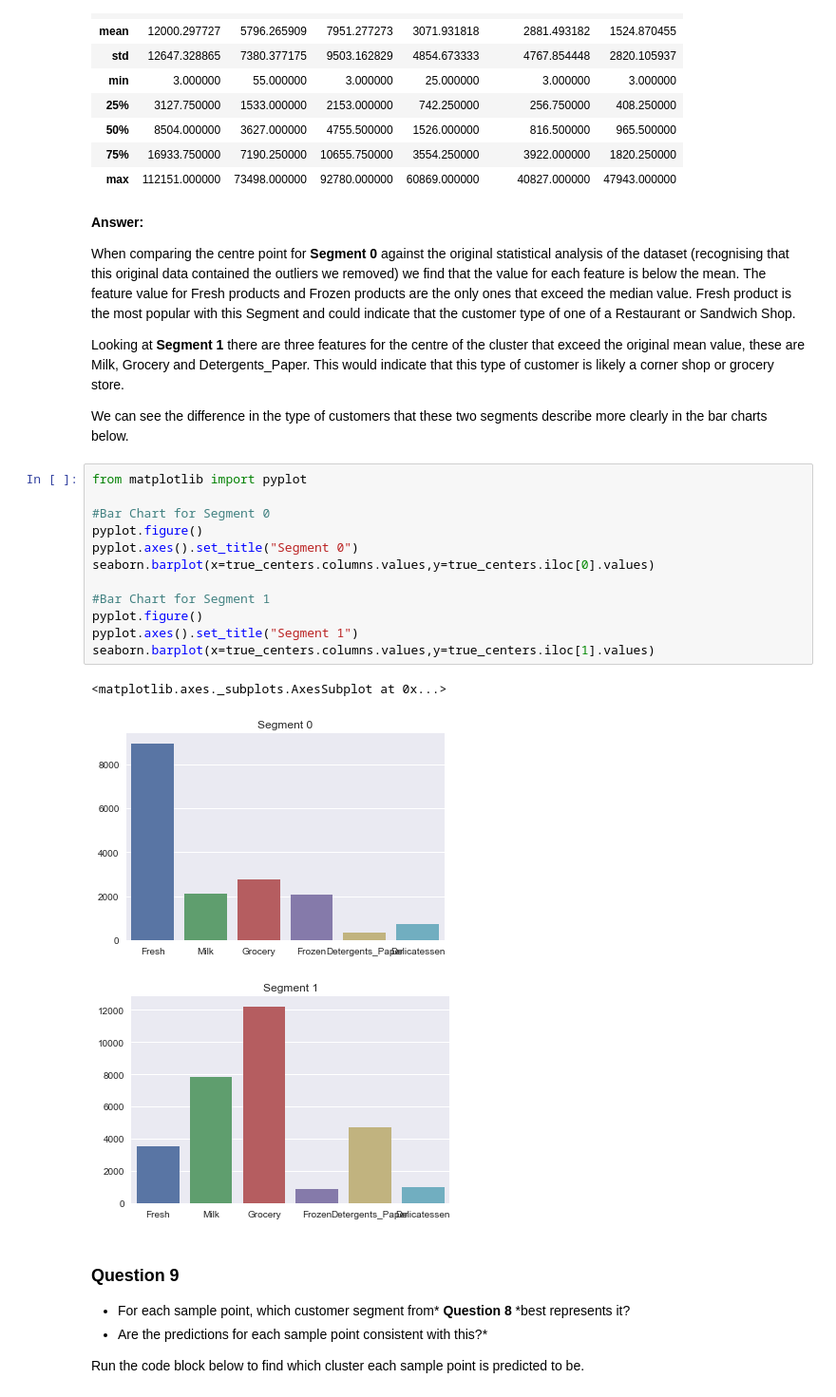
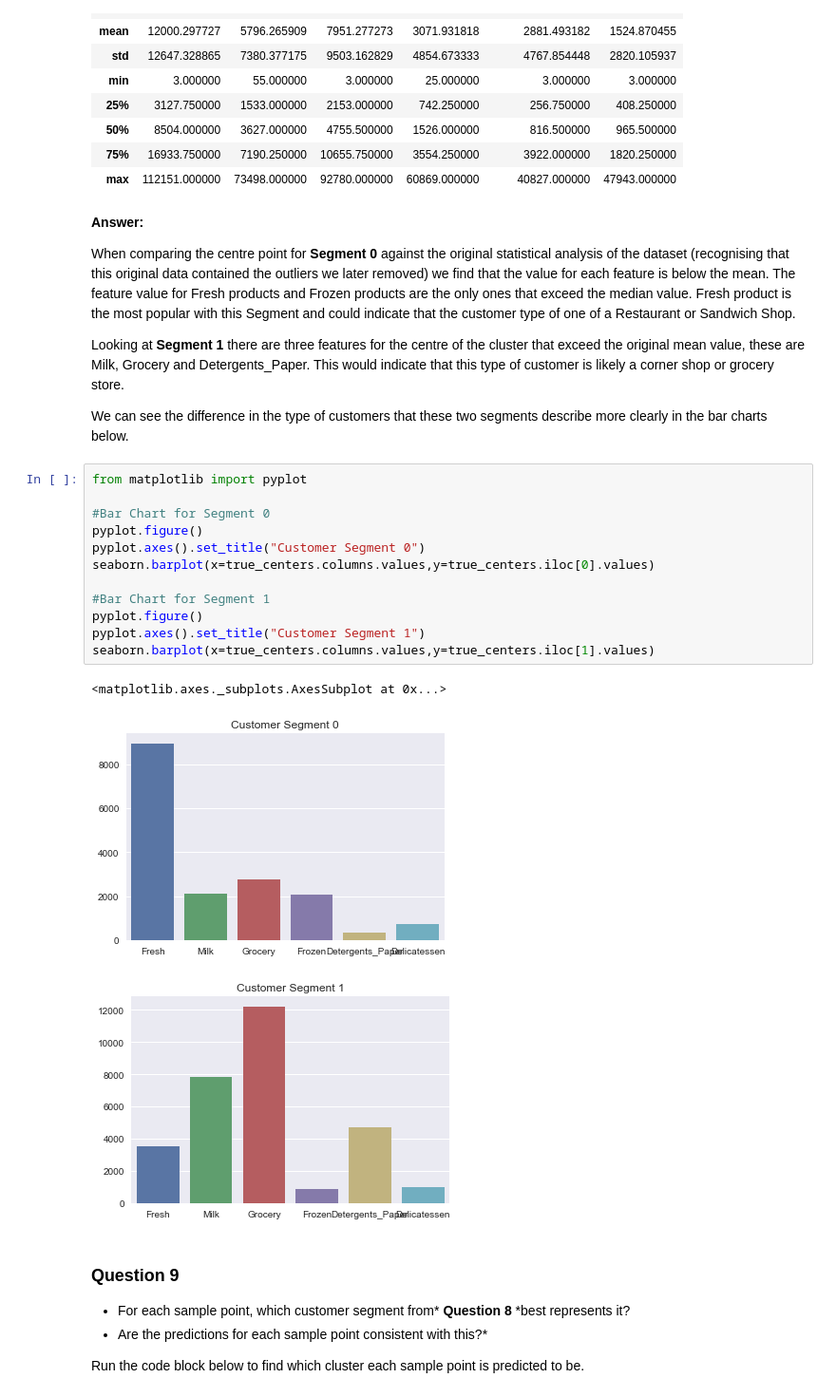
Before and after one commit to Bonz07/MachineLearningNanodegree, a Jupyter notebook: projects/customer_segments/customer_segments.ipynb, the cells around one changed output. Shown at 95% size. Cells and saved outputs as stored; diff of their text form.

```diff
--- a/projects/customer_segments/customer_segments.ipynb
+++ b/projects/customer_segments/customer_segments.ipynb
@@ -598,7 +597,7 @@ display(data.describe())
 # %% [markdown]
 **Answer:**
 
-When comparing the centre point for **Segment 0** against the original statistical analysis of the dataset (recognising that this original data contained the outliers we removed) we find that the value for each feature is below the mean. The feature value for Fresh products and Frozen products are the only ones that exceed the median value. Fresh product is the most popular with this Segment and could indicate that the customer type of one of a Restaurant or Sandwich Shop.
+When comparing the centre point for **Segment 0** against the original statistical analysis of the dataset (recognising that this original data contained the outliers we later removed) we find that the value for each feature is below the mean. The feature value for Fresh products and Frozen products are the only ones that exceed the median value. Fresh product is the most popular with this Segment and could indicate that the customer type of one of a Restaurant or Sandwich Shop.
 
 Looking at **Segment 1** there are three features for the centre of the cluster that exceed the original mean value, these are Milk, Grocery and Detergents_Paper. This would indicate that this type of customer is likely a corner shop or grocery store.
 
@@ -606,19 +605,19 @@ We can see the difference in the type of customers that these two segments descr
 # %%
 from matplotlib import pyplot
 
 #Bar Chart for Segment 0
 pyplot.figure()
-pyplot.axes().set_title("Segment 0")
+pyplot.axes().set_title("Customer Segment 0")
 seaborn.barplot(x=true_centers.columns.values,y=true_centers.iloc[0].values)
 
 #Bar Chart for Segment 1
 pyplot.figure()
-pyplot.axes().set_title("Segment 1")
+pyplot.axes().set_title("Customer Segment 1")
 seaborn.barplot(x=true_centers.columns.values,y=true_centers.iloc[1].values)
 # %% [output]
 <matplotlib.axes._subplots.AxesSubplot at 0x...>
-[figure, old version]
+[figure, new version]
-[figure, old version]
+[figure, new version]
 # %% [markdown]
 ### Question 9
 
```
Also changed, not shown: parts of 15 cells of this notebook.
